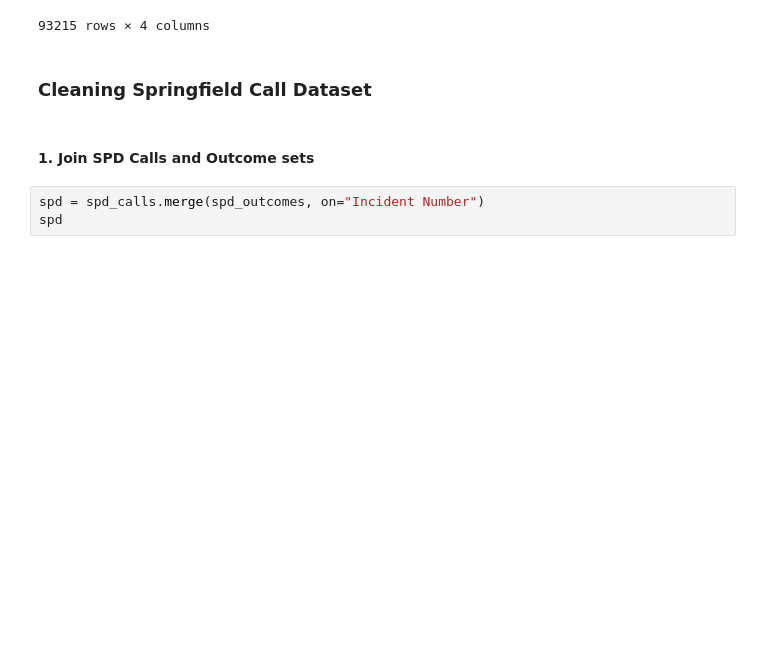
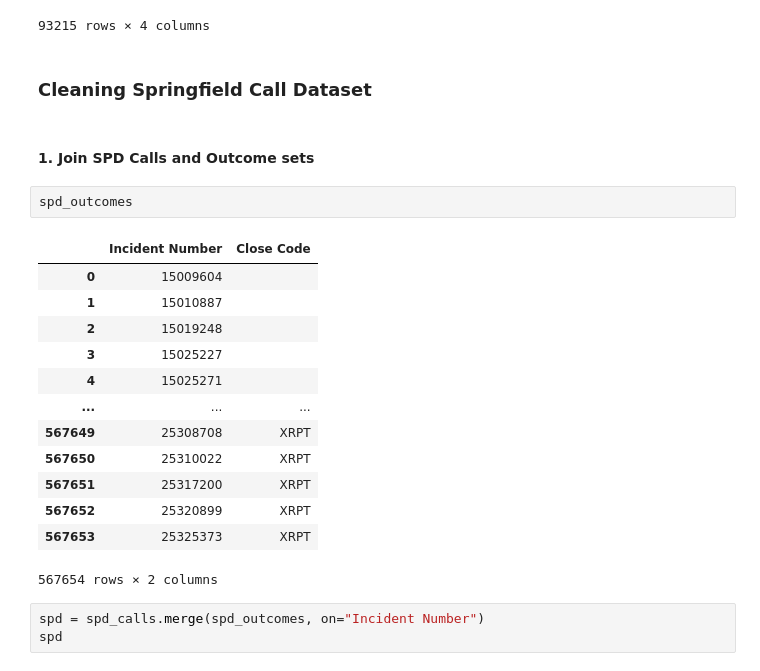
Before and after one commit to KanayaPatel/CAHOOTS-Gap-Performance-Analysis, a Jupyter notebook: clean_data.ipynb, the cells around one changed output. Cells and saved outputs as stored; diff of their text form; blank space fills up the shorter version.

```diff
--- a/clean_data.ipynb
+++ b/clean_data.ipynb
@@ -161,6 +161,22 @@ eug
 ### Cleaning Springfield Call Dataset
 # %% [markdown]
 #### 1. Join SPD Calls and Outcome sets
+# %%
+spd_outcomes
+# %% [output]
+|  | Incident Number | Close Code |
+| 0 | 15009604 |  |
+| 1 | 15010887 |  |
+| 2 | 15019248 |  |
+| 3 | 15025227 |  |
+| 4 | 15025271 |  |
+| ... | ... | ... |
+| 567649 | 25308708 | XRPT |
+| 567650 | 25310022 | XRPT |
+| 567651 | 25317200 | XRPT |
+| 567652 | 25320899 | XRPT |
+| 567653 | 25325373 | XRPT |
+567654 rows × 2 columns
 # %%
 spd = spd_calls.merge(spd_outcomes, on="Incident Number")
 spd
```
Also changed, not shown: parts of 1 cell of this notebook, 2 other files.
